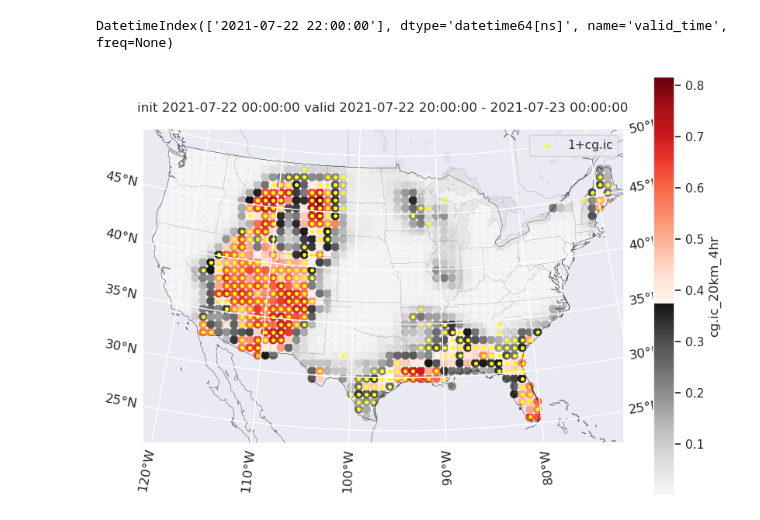
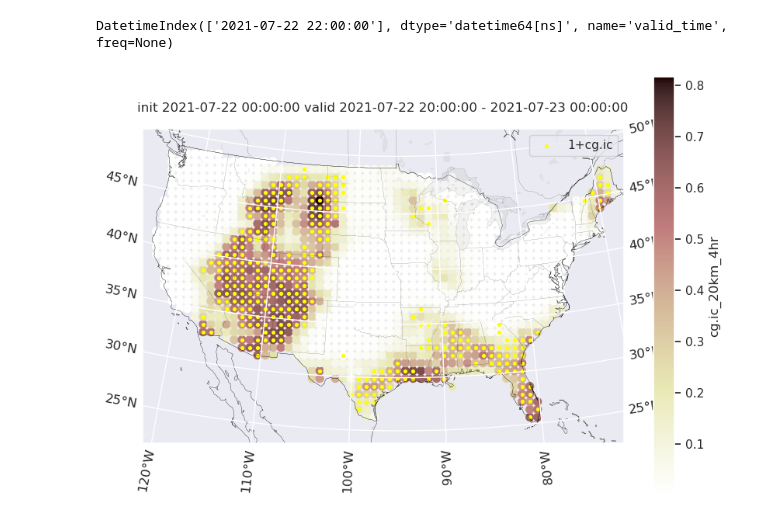
Before and after one commit to ahijevyc/machine-learning, a Jupyter notebook: notebooks/lightning_prob.ipynb, the cells around one changed output. Saved outputs shown, nothing was run; the diff lists cells and outputs as text; code cells hidden in the pictures.

Commit message:
turn Nans to 0 geopandas
added white for 0% forecasts

don't use get_obsgdf()

abs path to model

```diff
--- a/notebooks/lightning_prob.ipynb
+++ b/notebooks/lightning_prob.ipynb
@@ -215,7 +206,7 @@ args = parser.parse_args(
     " --trainstart 20191002 --trainend 20201202 "
     f"--flash {o_thresh} "
     f"--twin {twin} "
-    f"--savedmodel nn/lightning/{o_thresh:02d}+.{twin}hr "
+    f"--savedmodel /glade/work/ahijevyc/NSC_objects/nn/lightning/{o_thresh:02d}+.{twin}hr "
     f"--labels "
     # f"sighail_{rptdist}km_{rpttwin}hr sigwind_{rptdist}km_{rpttwin}hr "
     # f"hailone_{rptdist}km_{rpttwin}hr wind_{rptdist}km_{rpttwin}hr torn_{rptdist}km_{rpttwin}hr any_{rptdist}km_{rpttwin}hr "
@@ -423,10 +410,12 @@ fig0
 df = load_df(args)
 
 # Put "valid_time", "y", and "x" in MultiIndex so we can group by them later.
-# Otherwise they will be lost when you subset columns by feature_list.
 # Used here and when calculating ensemble mean.
 levels = ["initialization_time", "valid_time", "y", "x"]
 df = df.set_index(levels)
+feature_levels = ["forecast_hour", "lat", "lon"]
+df = df.set_index(feature_levels, drop=False, append=True)
+levels = levels + feature_levels
 
 # make sure df label is same as obs (got earlier)
 assert all(
@@ -435,11 +424,4 @@ assert all(
     )
     == obs.values
 )
-
-feature_list = get_features(args)
-
-columns_before_filtering = df.columns
-df = df[feature_list]
-logging.info(f"dropped {set(columns_before_filtering) - set(df.columns)}")
-logging.info(f"kept {len(df.columns)}/{len(columns_before_filtering)} features")
 # %% [output]
@@ -478,0 +455,6 @@ To enable them in other operations, rebuild TensorFlow with the appropriate comp
+# %%
+index = pd.MultiIndex.from_product(
+    [range(args.kfold), range(args.nfits)], names=["fold", "fit"]
+)
+
+Y = pd.concat([predct2(i, args, df) for i in index], keys=index, names=index.names)
@@ -479,7 +472,7 @@ To enable them in other operations, rebuild TensorFlow with the appropriate comp
 # %%
 # I may have overlapping valid_times from different init_times like fhr=1 from today and fhr=25 from previous day
 # average probability over all nfits initialized at initialization_time and valid at valid_time
-ensmean = y_preds.groupby(level=levels).mean()
+ensmean = Y.groupby(level=levels).mean()
 assert (
     "fit" not in ensmean.index.names
 ), "fit should not be a MultiIndex level of ensmean, the average probability over nfits."
@@ -489,13 +482,23 @@ dnntimes = pd.date_range(
     end=valid_end - pd.Timedelta(hours=twin / 2),
     freq=f"{twin}H",
 )
-ensmean = ensmean.loc[(slice(None), dnntimes, slice(None), slice(None))]
+
+idx = pd.IndexSlice
+ensmean = ensmean.loc[idx[:, dnntimes], :].xs("y_pred", axis="columns", level=0)
 ensmean.groupby("valid_time").first().index
 # %% [output]
 DatetimeIndex(['2021-07-22 22:00:00'], dtype='datetime64[ns]', name='valid_time', freq=None)
 # %%
 fig, ax = make_map(projection=map_crs)
 f = f"{obsvar}_{rptdist}km_{twin}hr"
+labels = (
+    Y.groupby(level=levels)
+    .mean()
+    .loc[idx[:, dnntimes], :]
+    .xs("y_label", axis="columns", level=0)
+)
+
+assert np.all(labels[f].values == obs)
 
 
 def getp(ensmean):
@@ -507,38 +510,40 @@ def getp(ensmean):
     p = 1 - prob_none
     # add to df so we can use df's lat and lon for coordinates.
     p["lon"] = df.groupby(["y", "x"]).mean(numeric_only=True).lon
     p["lat"] = df.groupby(["y", "x"]).mean(numeric_only=True).lat
     return p
 
 
 p = getp(ensmean)
-# don't pass zeros. spc has no zeros.
-p[p[f] > 0].plot(
+
+p.plot(
     ax=ax,
-    cmap=cmap,
+    cmap="pink_r",
     c=f,
     kind="scatter",
     x="lon",
     y="lat",
     s=50,
     marker="o",
     transform=ccrs.PlateCarree(),
 )
 ax.set_title(f"init {args.idate} valid {valid_start} - {valid_end}")
 ox = o.plot(
     ax=ax,
     transform=ccrs.PlateCarree(),
     marker="o",
     markersize=3,
     color="yellow",
     label=f"{o_thresh}+{obsvar}",
     linewidths=2,
 )
 leg = ox.legend()
-fig.savefig("t.png")
+ofile = tmpdir / "t.png"
+fig.savefig(ofile)
+logging.warning(ofile)
 fig
 # %% [output]
-[figure, old version]
+[figure, new version]
 # %%
 # 0-10-40-70
 ensmean = ensmean.applymap(ztfs)
```
Also changed, not shown: parts of 26 cells of this notebook.
